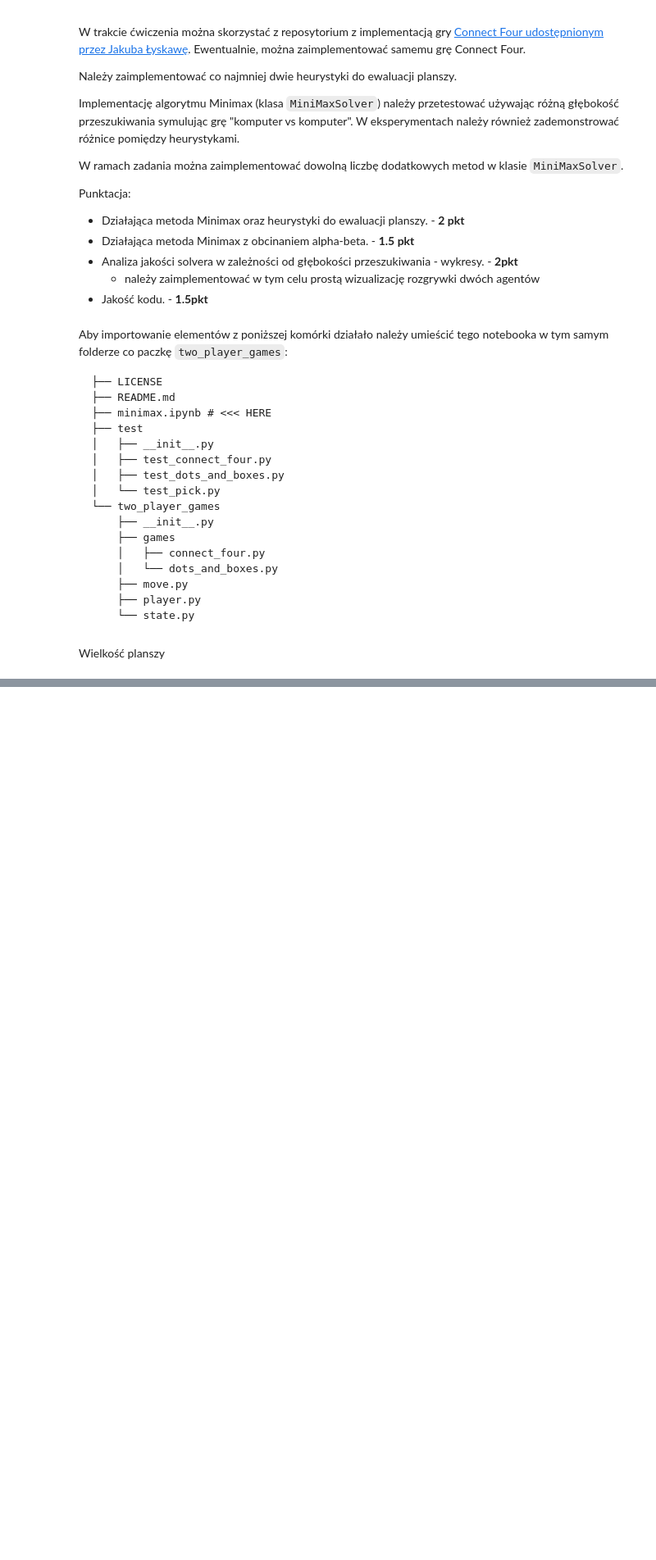
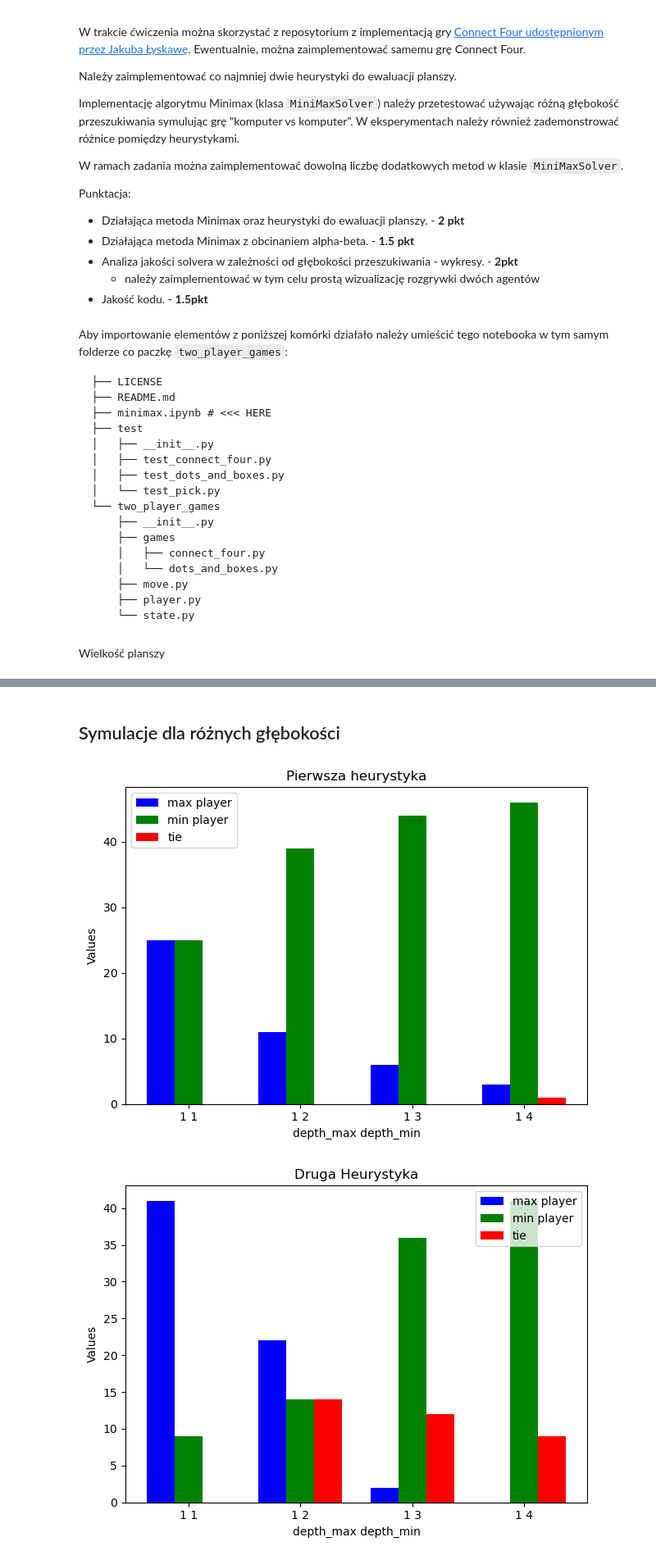
Before and after one commit to Alveaenerle/WSI, a Jupyter notebook: exercise_3/two-player-games-main/minimax.ipynb, the cells around one changed output, grey strips where cells are left out. Shown at 82% size. Cells and saved outputs as stored; diff of their text form; code cells hidden in the pictures; blank space fills up the shorter version.

Commit message:
Solve exercise, write examples

```diff
--- a/exercise_3/two-player-games-main/minimax.ipynb
+++ b/exercise_3/two-player-games-main/minimax.ipynb
@@ -114,8 +114,15 @@ from typing import Optional
 
 def first_heuristic(state: ConnectFourState, max_player:Player, min_player:Player):
 
+    if state.is_finished():
+        if state.get_winner() == max_player:
+            return float("inf")
+        elif state.get_winner() == min_player:
+            return float("-inf")
+        else:
+            return 0
+
     def score_line(line, player: Player) -> int:
-        """Scores a single line based on the player's streaks."""
         line = list(map(lambda x: x.char if x is not None else None, line))
         score = 0
         streak_count = line.count(player.char)
@@ -134,18 +141,18 @@ def first_heuristic(state: ConnectFourState, max_player:Player, min_player:Playe
 
     lines = []
     # Vertical
-    for column_id in range(COLUMN_COUNT):  # verticals
+    for column_id in range(COLUMN_COUNT):
         for start_row_id in range(ROW_COUNT - 3):
             lines.append([fields[column_id][start_row_id + i] for i in range(4)])
 
     # Horizontal
-    for start_column_id in range(COLUMN_COUNT - 3):  # horizontals
+    for start_column_id in range(COLUMN_COUNT - 3):
         for row_id in range(ROW_COUNT):
             lines.append([fields[start_column_id + i][row_id] for i in range(4)])
 
 
     # Diagonal
-    for start_column_id in range(COLUMN_COUNT - 3):  # diagonals
+    for start_column_id in range(COLUMN_COUNT - 3):
         for start_row_id in range(ROW_COUNT - 3):
             lines.append([fields[start_column_id + i][start_row_id + i] for i in range(4)])
             lines.append([fields[start_column_id - i + 3][start_row_id + i] for i in range(4)])
@@ -173,6 +180,8 @@ def second_heuristic(state: ConnectFourState, max_player:Player, min_player:Play
             return float("inf")
         elif state.get_winner() == min_player:
             return float("-inf")
+        else:
+            return 0
 
     result = 0
     for col in range(COLUMN_COUNT):
@@ -186,18 +192,0 @@ Rozgrywka
-# %%
-p1 = Player("a")
-p2 = Player("b")
-
-winners = {'a': 0, 'b': 0, 'tie': 0}
-
-for i in range(100):
-    game = ConnectFour(size=(COLUMN_COUNT, ROW_COUNT), first_player=p1, second_player=p2)
-    minimax = MinMaxSolver(game, second_heuristic)
-    while(not game.is_finished()):
-        game.make_move(ConnectFourMove(minimax.get_best_move(1, 3)))
-
-    if game.get_winner() is not None:
-        winners[game.get_winner().char] += 1
-    else:
-        winners['tie'] += 1
-
-print(winners)
@@ -205,0 +286,9 @@ print(winners)
+# %% [markdown]
+## Symulacje dla różnych głębokości
+# %%
+
+plot_three_bars([1 for i in range(4)], [i+1 for i in range(4)], first_heuristic, 50, "Pierwsza heurystyka")
+plot_three_bars([1 for i in range(4)], [i+1 for i in range(4)], second_heuristic, 50, "Druga Heurystyka")
+# %% [output]
+[figure, added]
+[figure, added]
```
Also changed, not shown: parts of 14 cells of this notebook.
